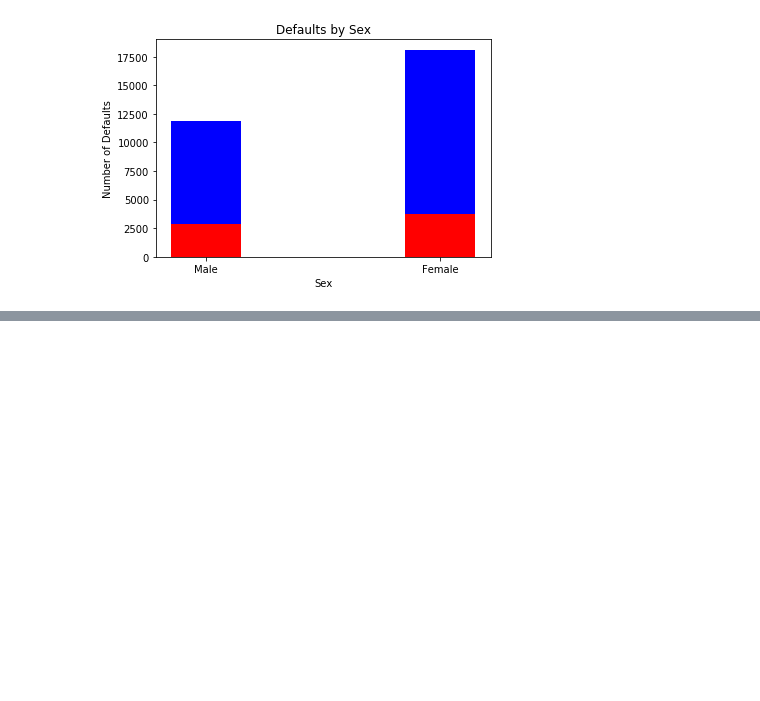
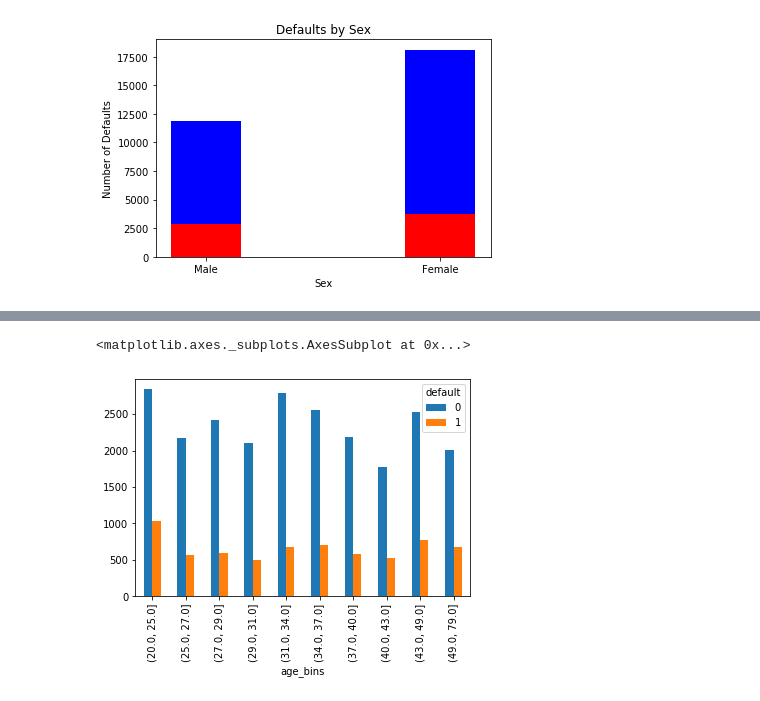
Before and after one commit to JoeSRead/Default-Detection, a Jupyter notebook: titus.ipynb, the cells around one changed output, grey strips where cells are left out. Saved outputs shown, nothing was run; the diff lists cells and outputs as text; code cells hidden in the pictures; blank space fills up the shorter version.

```diff
--- a/titus.ipynb
+++ b/titus.ipynb
@@ -101,0 +140,7 @@ p2 = plt.bar(['Male', 'Female'],[df.default.loc[df['edcuation'] == 1].value_coun
+# %%
+grouped_age_df = age_df.groupby(['age_bins', 'default']).size()
+# %%
+grouped_age_df.unstack(level=1).plot(kind='bar', subplots=False)
+# %% [output]
+<matplotlib.axes._subplots.AxesSubplot at 0x...>
+[figure, added]
```
Also changed, not shown: parts of 29 cells of this notebook.
